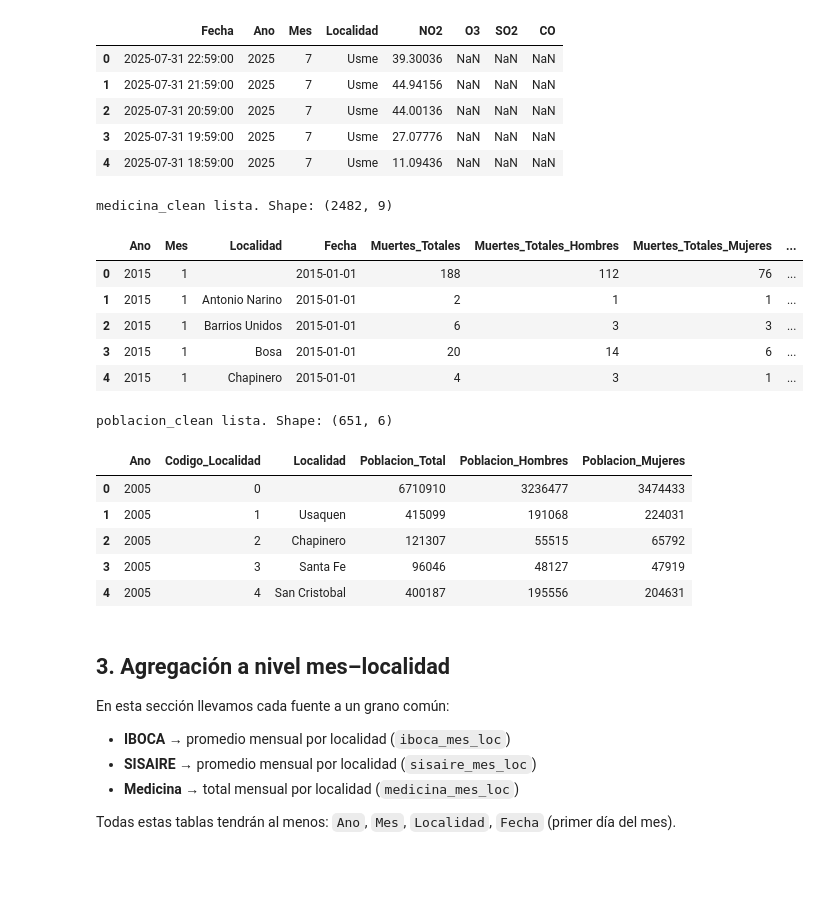
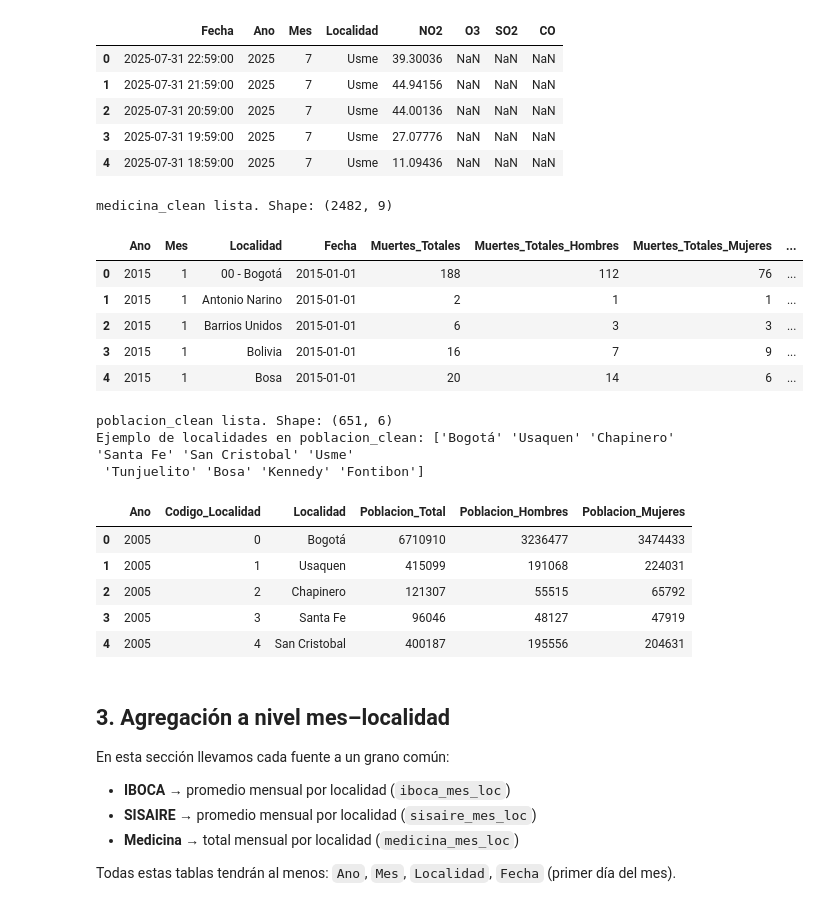
Before and after one commit to julianaduranl/P2_BI_Grupo9, a Jupyter notebook: ETL_parcial.ipynb, the cells around one changed output. Cells and saved outputs as stored; diff of their text form; code cells hidden in the pictures; blank space fills up the shorter version.

```diff
--- a/ETL_parcial.ipynb
+++ b/ETL_parcial.ipynb
@@ -535,7 +664,7 @@ sisaire_clean listo. Shape: (2622273, 8)
 | 3 | 2025-07-31 19:59:00 | 2025 | 7 | Usme | 27.07776 | NaN | NaN | NaN |
 | 4 | 2025-07-31 18:59:00 | 2025 | 7 | Usme | 11.09436 | NaN | NaN | NaN |
 # %%
-# 2.3 LIMPIEZA MEDICINA → medicina_clean (versión final correcta)
+# 2.3 LIMPIEZA MEDICINA → medicina_clean (con fuzzy matching de Localidad)
 
 def limpiar_medicina(raw_medicina: pd.DataFrame) -> pd.DataFrame:
     df = raw_medicina.copy()
@@ -551,7 +680,11 @@ def limpiar_medicina(raw_medicina: pd.DataFrame) -> pd.DataFrame:
         "REGIMEN_SEGURIDAD_SOCIAL": "Regimen",
     }, inplace=True)
 
-    # --- 2. Normalizar localidad ---
+    # Asegurar que Año y Mes sean numéricos
+    df["Ano"] = pd.to_numeric(df["Ano"], errors="coerce")
+    df["Mes"] = pd.to_numeric(df["Mes"], errors="coerce")
+
+    # --- 2. Normalizar localidad (AQUÍ entra fuzzy + caso Bolivia) ---
     df["Localidad"] = df["Localidad"].apply(normalizar_localidad_texto)
 
     # --- 3. Crear fecha YYYY-MM-01 ---
@@ -569,55 +702,57 @@ def limpiar_medicina(raw_medicina: pd.DataFrame) -> pd.DataFrame:
     df["Muertes_Totales_Hombres"] = (sexo.str.startswith("M")).astype(int)
     df["Muertes_Totales_Mujeres"] = (sexo.str.startswith("F")).astype(int)
 
-    # Por CIE10 agrupada y básica
+    # Por CIE10 agrupada y básica (cada fila cuenta como 1)
     df["Muertes_CIE10_Agrupada"] = 1
     df["Muertes_CIE10_Basica"] = 1
 
     # --- 5. Agrupar por año, mes, localidad ---
     agg_cols = {
         "Muertes_Totales": "sum",
         "Muertes_Totales_Hombres": "sum",
         "Muertes_Totales_Mujeres": "sum",
         "Muertes_CIE10_Agrupada": "sum",
         "Muertes_CIE10_Basica": "sum",
     }
 
     df_group = (
         df
         .groupby(["Ano", "Mes", "Localidad", "Fecha"], as_index=False)
         .agg(agg_cols)
     )
 
     print("medicina_clean lista. Shape:", df_group.shape)
     return df_group
 
 
 # Ejecutar
 medicina_clean = limpiar_medicina(raw_medicina)
 medicina_clean.head()
 # %% [output]
 medicina_clean lista. Shape: (2482, 9)
 |  | Ano | Mes | Localidad | Fecha | Muertes_Totales | Muertes_Totales_Hombres | Muertes_Totales_Mujeres | ... |
-| 0 | 2015 | 1 |  | 2015-01-01 | 188 | 112 | 76 | ... |
+| 0 | 2015 | 1 | 00 - Bogotá | 2015-01-01 | 188 | 112 | 76 | ... |
 | 1 | 2015 | 1 | Antonio Narino | 2015-01-01 | 2 | 1 | 1 | ... |
 | 2 | 2015 | 1 | Barrios Unidos | 2015-01-01 | 6 | 3 | 3 | ... |
-| 3 | 2015 | 1 | Bosa | 2015-01-01 | 20 | 14 | 6 | ... |
-| 4 | 2015 | 1 | Chapinero | 2015-01-01 | 4 | 3 | 1 | ... |
+| 3 | 2015 | 1 | Bolivia | 2015-01-01 | 16 | 7 | 9 | ... |
+| 4 | 2015 | 1 | Bosa | 2015-01-01 | 20 | 14 | 6 | ... |
 # %%
-# 2.4 LIMPIEZA POBLACIÓN → poblacion_clean (normalizando Localidad)
+# 2.4 LIMPIEZA POBLACIÓN → poblacion_clean (normalizando Localidad con fuzzy)
 
 def limpiar_poblacion(raw_poblacion: pd.DataFrame) -> pd.DataFrame:
     df = raw_poblacion.copy()
 
-    # Asegurarnos de que POBLACION_7 sea numérico
+    # --- 1. Asegurarnos de que POBLACION_7 sea numérico ---
     df["POBLACION_7"] = pd.to_numeric(df["POBLACION_7"], errors="coerce").fillna(0)
 
+    # --- 2. Agregar por año, localidad, sexo ---
     df_agg = (
         df
         .groupby(["ANO", "CODIGO_LOCALIDAD", "NOMBRE_LOCALIDAD", "SEXO"], as_index=False)
         .agg({"POBLACION_7": "sum"})
     )
 
+    # --- 3. Pivotear para tener columnas de hombres/mujeres ---
     df_pivot = df_agg.pivot_table(
         index=["ANO", "CODIGO_LOCALIDAD", "NOMBRE_LOCALIDAD"],
         columns="SEXO",
@@ -626,15 +761,19 @@ def limpiar_poblacion(raw_poblacion: pd.DataFrame) -> pd.DataFrame:
         fill_value=0
     ).reset_index()
 
-    df_pivot.columns.name = None
+    df_pivot.columns.name = None  # quitar el nombre del índice de columnas
 
+    # Detectar nombres de columnas de sexo
     col_hombres = "Hombres" if "Hombres" in df_pivot.columns else "HOMBRES"
     col_mujeres = "Mujeres" if "Mujeres" in df_pivot.columns else "MUJERES"
 
     df_pivot["Poblacion_Hombres"] = df_pivot.get(col_hombres, 0)
     df_pivot["Poblacion_Mujeres"] = df_pivot.get(col_mujeres, 0)
-    df_pivot["Poblacion_Total"] = df_pivot["Poblacion_Hombres"] + df_pivot["Poblacion_Mujeres"]
+    df_pivot["Poblacion_Total"] = (
+        df_pivot["Poblacion_Hombres"] + df_pivot["Poblacion_Mujeres"]
+    )
 
+    # --- 4. Renombrar columnas estándar ---
     df_pivot.rename(
         columns={
             "ANO": "Ano",
@@ -644,9 +783,15 @@ def limpiar_poblacion(raw_poblacion: pd.DataFrame) -> pd.DataFrame:
         inplace=True,
     )
 
-    # Normalizar texto de localidad aquí también
+    # Asegurar tipos básicos
+    df_pivot["Ano"] = pd.to_numeric(df_pivot["Ano"], errors="coerce")
+    df_pivot["Codigo_Localidad"] = pd.to_numeric(df_pivot["Codigo_Localidad"], errors="coerce")
+
+    # --- 5. Normalizar texto de localidad con fuzzy ---
+    # (normalizar_localidad_texto ya tiene fallback al original si queda vacío)
     df_pivot["Localidad"] = df_pivot["Localidad"].apply(normalizar_localidad_texto)
 
+    # --- 6. Columnas finales ---
     columnas_finales = [
         "Ano", "Codigo_Localidad", "Localidad",
         "Poblacion_Total", "Poblacion_Hombres", "Poblacion_Mujeres"
@@ -654,15 +799,19 @@ def limpiar_poblacion(raw_poblacion: pd.DataFrame) -> pd.DataFrame:
     df_final = df_pivot[columnas_finales].copy()
 
     print("poblacion_clean lista. Shape:", df_final.shape)
+    print("Ejemplo de localidades en poblacion_clean:", df_final["Localidad"].unique()[:10])
     return df_final
 
 
+# Ejecutar limpieza
 poblacion_clean = limpiar_poblacion(raw_poblacion)
 poblacion_clean.head()
 # %% [output]
 poblacion_clean lista. Shape: (651, 6)
+Ejemplo de localidades en poblacion_clean: ['Bogotá' 'Usaquen' 'Chapinero' 'Santa Fe' 'San Cristobal' 'Usme'
+ 'Tunjuelito' 'Bosa' 'Kennedy' 'Fontibon']
 |  | Ano | Codigo_Localidad | Localidad | Poblacion_Total | Poblacion_Hombres | Poblacion_Mujeres |
-| 0 | 2005 | 0 |  | 6710910 | 3236477 | 3474433 |
+| 0 | 2005 | 0 | Bogotá | 6710910 | 3236477 | 3474433 |
 | 1 | 2005 | 1 | Usaquen | 415099 | 191068 | 224031 |
 | 2 | 2005 | 2 | Chapinero | 121307 | 55515 | 65792 |
 | 3 | 2005 | 3 | Santa Fe | 96046 | 48127 | 47919 |
```
Also changed, not shown: parts of 23 cells of this notebook, 9 other files.
